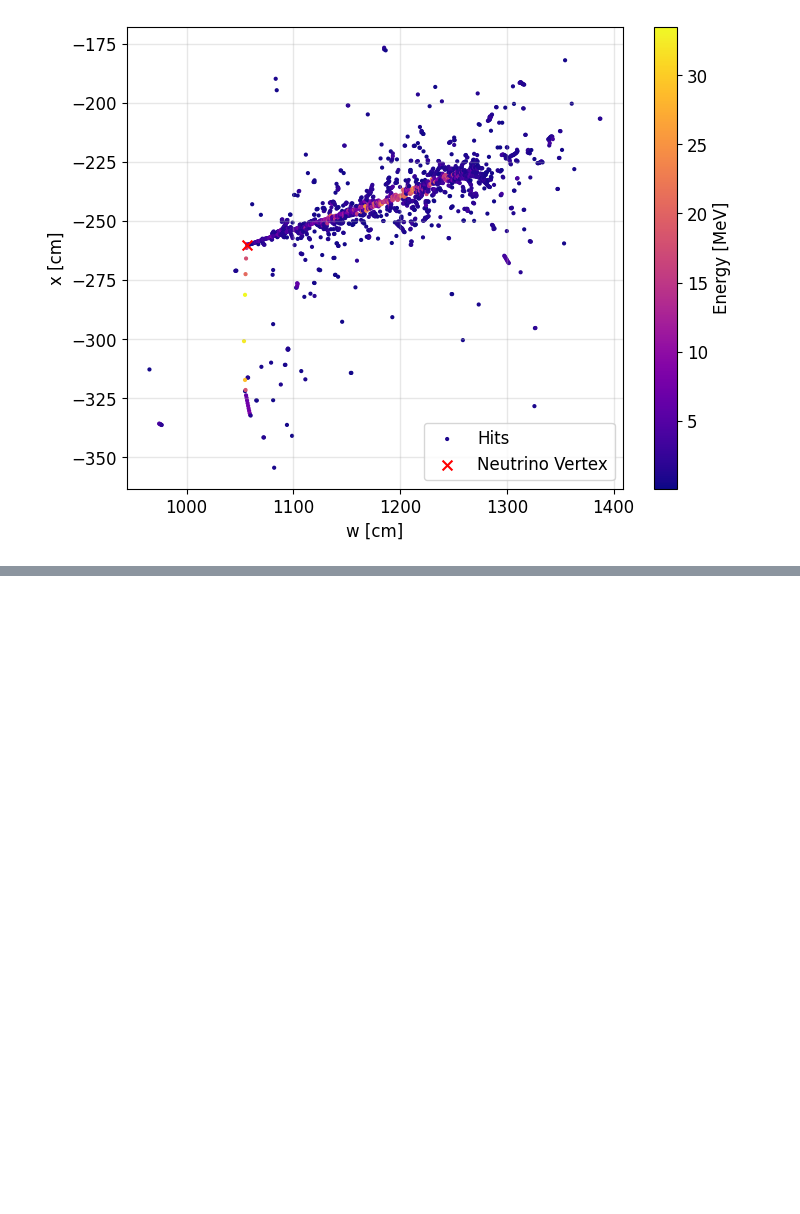
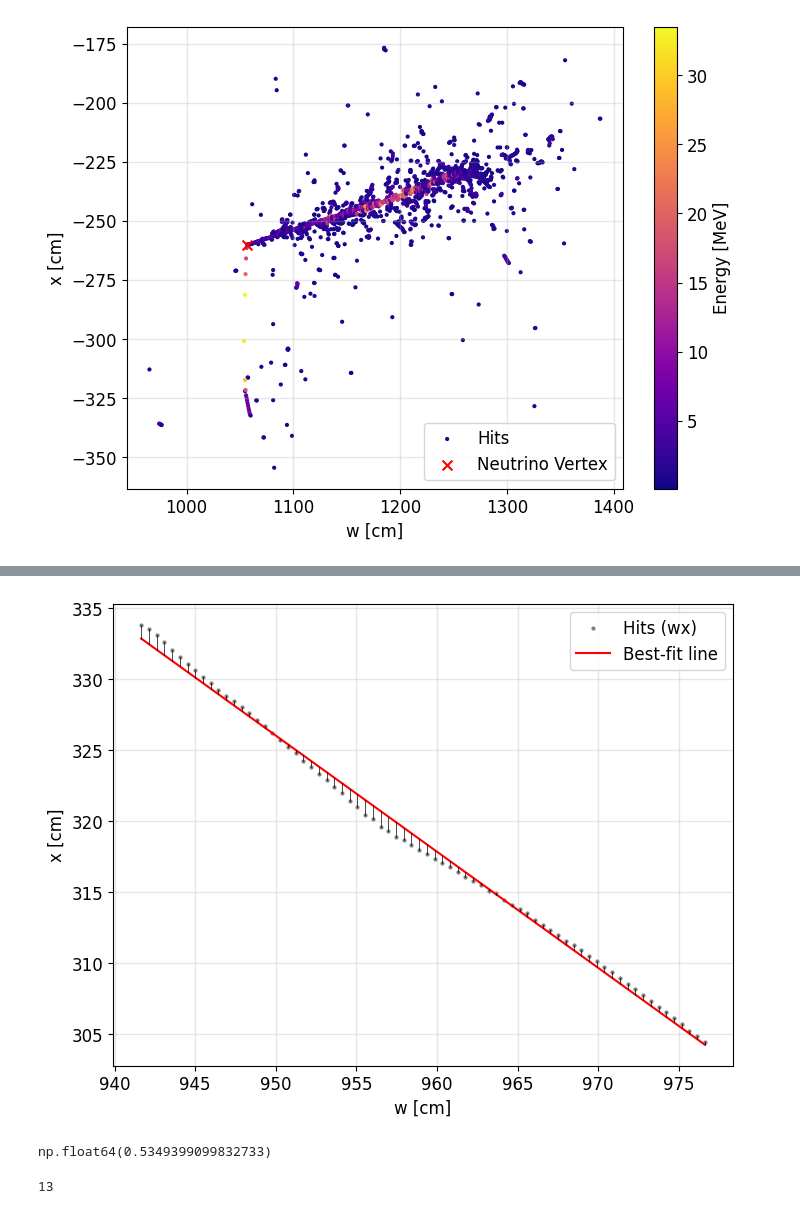
Before and after one commit to cBollins/Final-Year-ML-Project, a Jupyter notebook: Project_Overview.ipynb, the cells around one changed output, grey strips where cells are left out. Saved outputs shown, nothing was run; the diff lists cells and outputs as text; code cells hidden in the pictures; blank space fills up the shorter version.

```diff
--- a/Project_Overview.ipynb
+++ b/Project_Overview.ipynb
@@ -184,0 +123,57 @@ plot_event_adc(events, 1427) # <- another good example of an EM shower
+# %%
+# Example of engineering a track vs shower feature:
+# Absolute RMSE
+
+# In most of the raw code, there will be some confusion between what an event and particle is,
+# typically "event_idx" <-> particle, and "event_number" <-> interaction
+# This notebook will use a new, clearer convention:
+# 1. "particle" for each individual particle in an event
+# 2. "event" (or event_number) for each interaction
+
+def rmse(events, particle, debug=False) -> float: # Returns our feature
+
+    # RMSE is a spatial feature, so we get the coordinates
+    w = np.array(events.reco_hits_w[particle])
+    x = np.array(events.reco_hits_x_w[particle])
+
+    # Throughout the project, we decided on a cutoff of 15 hits
+    # For the study on an ideal cutoff number, refer to the final report II.J
+    if len(w) < 15:
+        if debug:
+            print(f"Particle contains {len(w)} hit{"s" if len(w) > 1 else ""}, process aborted")
+        return None # Since the particle hasn't met the cutoff
+
+    # Find the line of best fit
+    slope, intercept = np.polyfit(w, x, deg=1)
+    x_bf = w * slope + intercept
+
+    # Plot the demonstration
+    if debug:
+        plt.figure(figsize=(8,6))
+        plt.scatter(w, x, c="grey", s=4, label="Hits (wx)")
+        plt.plot(w, x_bf, c="r", label="Best-fit line")
+
+        # Plot small lines for error
+        for j in range(len(w)):
+            plt.plot([w[j], w[j]], [x[j], x_bf[j]], c="k", linewidth=0.5)
+
+        plt.grid(visible=True, which='major', axis='both', linestyle='-', linewidth=1.0, alpha=0.3)
+        plt.xlabel('w [cm]')
+        plt.ylabel('x [cm]')
+        plt.legend()
+        plt.show()
+
+    # Return the RMSE of our particle
+    return np.sqrt(np.mean((x - x_bf)**2))
+
+# Example
+rmse(events, 1, debug=True)
+# %% [output]
+[figure, added]
+np.float64(0.5349399099832733)
+# %%
+# This looks like a straight line, so I am going to predict that it is a track
+# Print the PDG code of the second particle
+print(events.mc_pdg[1])
+# %% [output]
+13
```
Also changed, not shown: parts of 12 cells of this notebook, 3 other files.
